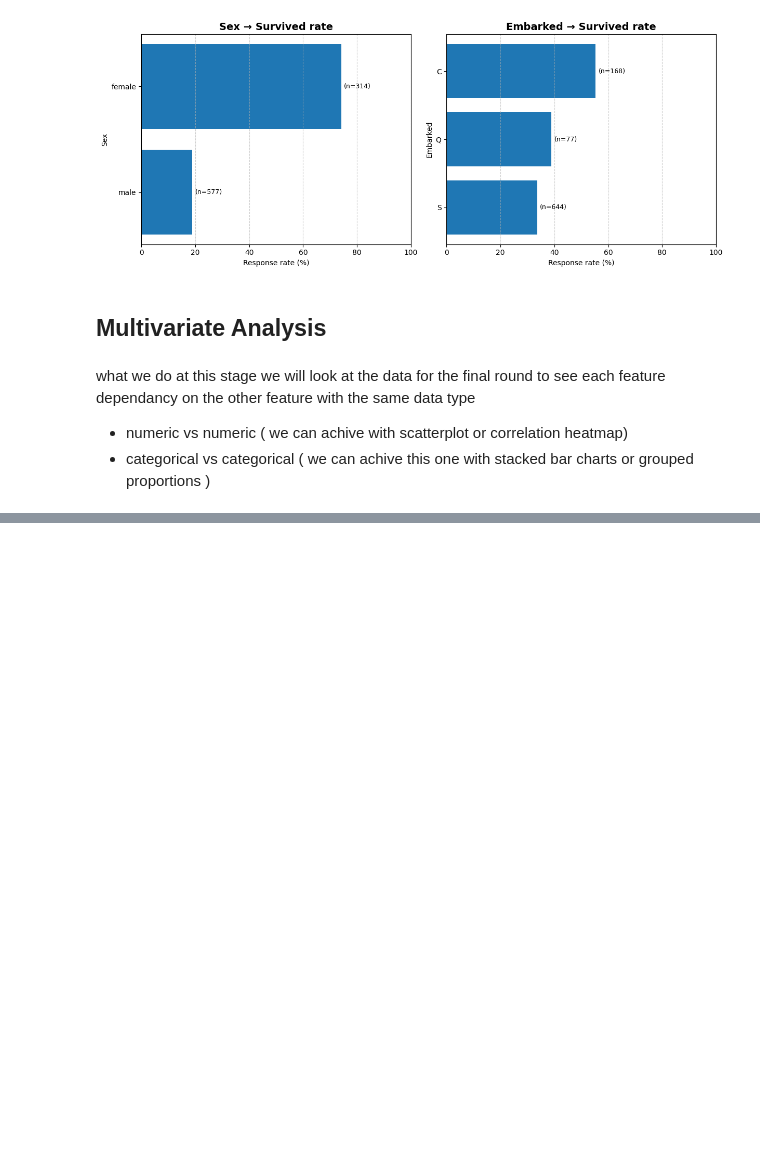
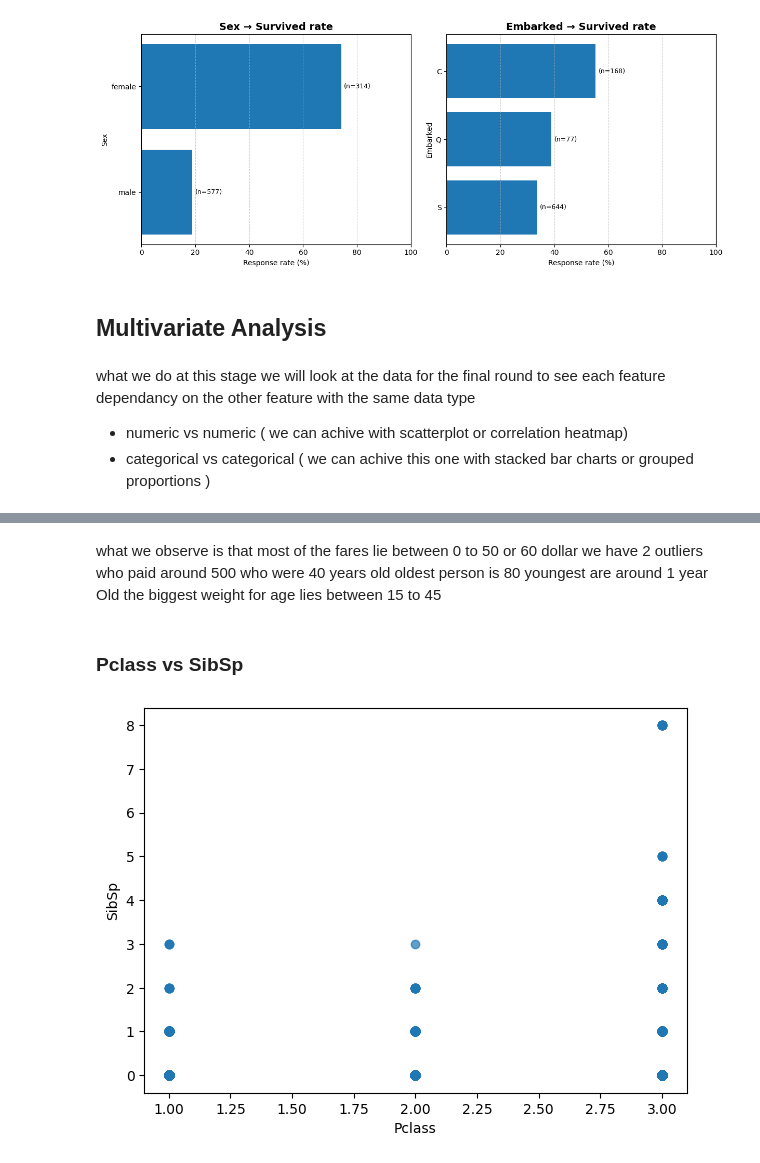
Before and after one commit to parhamvz73/Machine-Learning, a Jupyter notebook: Titanic_classification.ipynb, the cells around one changed output, grey strips where cells are left out. Drawn from its saved outputs; the diff is of its cells as text; code cells hidden in the pictures; blank space fills up the shorter version.

```diff
--- a/Titanic_classification.ipynb
+++ b/Titanic_classification.ipynb
@@ -1610,0 +1636,12 @@ what we do at this stage we will look at the data for the final round to see eac
+# %% [markdown]
+what we observe is that most of the fares lie between 0 to 50 or 60 dollar
+we have 2 outliers who paid around 500 who were 40 years old
+oldest person is 80
+youngest are around 1 year Old
+the biggest weight for age lies between 15 to 45
+# %% [markdown]
+### Pclass vs SibSp
+# %%
+numeric_multi_scatter("Pclass", "SibSp", df)
+# %% [output]
+[figure, added]
```
Also changed, not shown: parts of 107 cells of this notebook.
